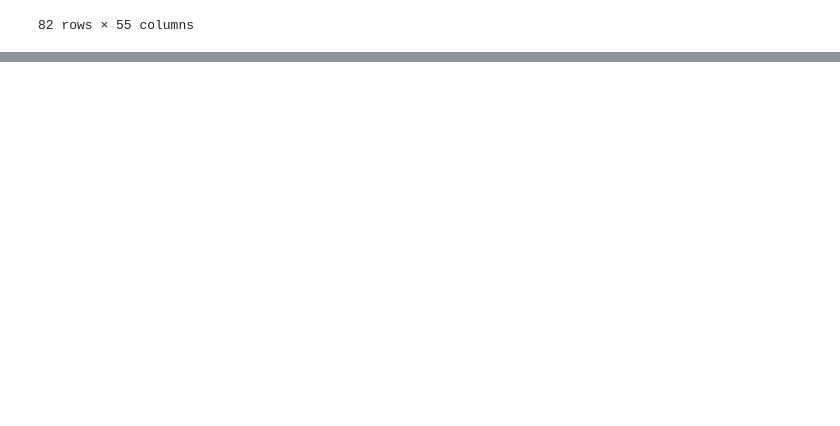
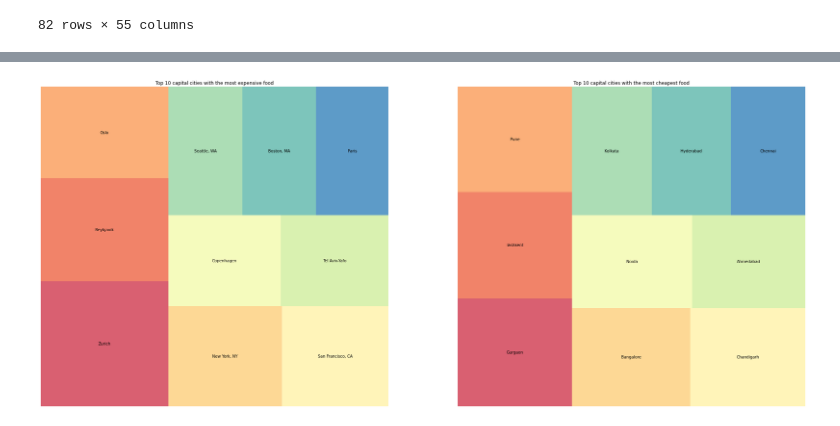
Before and after one commit to The-DigitalAcademy/innovators-cost-of-living-analysis, a Jupyter notebook: analysis copy.ipynb, the cells around one changed output, grey strips where cells are left out. Cells and saved outputs as stored; diff of their text form; code cells hidden in the pictures; blank space fills up the shorter version.

```diff
--- a/analysis copy.ipynb
+++ b/analysis copy.ipynb
@@ -211,0 +144,4 @@ top_10_milk.plot(y='Milk (regular), (1 liter)',ax=axs[1][1],kind='bar')
+# %%
+food_capital = capital[['Meal, Inexpensive Restaurant','Meal for 2 People, Mid-range Restaurant, Three-course','McMeal at McDonalds (or Equivalent Combo Meal)','Coke/Pepsi (0.33 liter bottle)','Water (0.33 liter bottle) ','Milk (regular), (1 liter)','Loaf of Fresh White Bread (500g)','Eggs (regular) (12)','Local Cheese (1kg)','Water (1.5 liter bottle)','Chicken Breasts (Boneless, Skinless), (1kg)','Apples (1kg)','Oranges (1kg)','Potato (1kg)','Lettuce (1 head)','Cappuccino (regular)','Rice (white), (1kg)','Tomato (1kg)','Banana (1kg)','Onion (1kg)','Beef Round (1kg) (or Equivalent Back Leg Red Meat)']]
+top_10_food_capital = food_capital.sort_values(by=['Meal, Inexpensive Restaurant','Meal for 2 People, Mid-range Restaurant, Three-course','McMeal at McDonalds (or Equivalent Combo Meal)','Coke/Pepsi (0.33 liter bottle)','Water (0.33 liter bottle) ','Milk (regular), (1 liter)','Loaf of Fresh White Bread (500g)','Eggs (regular) (12)','Local Cheese (1kg)','Water (1.5 liter bottle)','Chicken Breasts (Boneless, Skinless), (1kg)','Apples (1kg)','Oranges (1kg)','Potato (1kg)','Lettuce (1 head)','Cappuccino (regular)','Rice (white), (1kg)','Tomato (1kg)','Banana (1kg)','Onion (1kg)','Beef Round (1kg) (or Equivalent Back Leg Red Meat)'],ascending=False).head(10)
+top_10_food_capital
@@ -211,0 +162,18 @@ top_10_milk.plot(y='Milk (regular), (1 liter)',ax=axs[1][1],kind='bar')
+# %%
+
+grouped = food_capital.groupby('Capital').sum()
+grouped_sorted = grouped.sum(axis=1).sort_values(ascending=False)
+grouped_top10 = grouped_sorted.head(10)
+grouped_low10 = grouped_sorted.tail(10)
+
+fig, axs = plt.subplots(1,2,figsize=(35,15))
+axs[0].set_title("Top 10 capital cities with the most expensive food")
+squarify.plot(sizes=grouped_top10.values, label=grouped_top10.index,color = sns.color_palette("Spectral",len((grouped_top10))) ,alpha=.8,ax=axs[0] )
+axs[1].set_title("Top 10 capital cities with the most cheapest food")
+squarify.plot(sizes=grouped_low10.values, label=grouped_low10.index,color = sns.color_palette("Spectral",len((grouped_low10))) ,alpha=.8,ax=axs[1] )
+
+axs[0].axis('off')
+axs[1].axis('off')
+plt.show()
+# %% [output]
+[figure, added]
```
Also changed, not shown: parts of 29 cells of this notebook.
